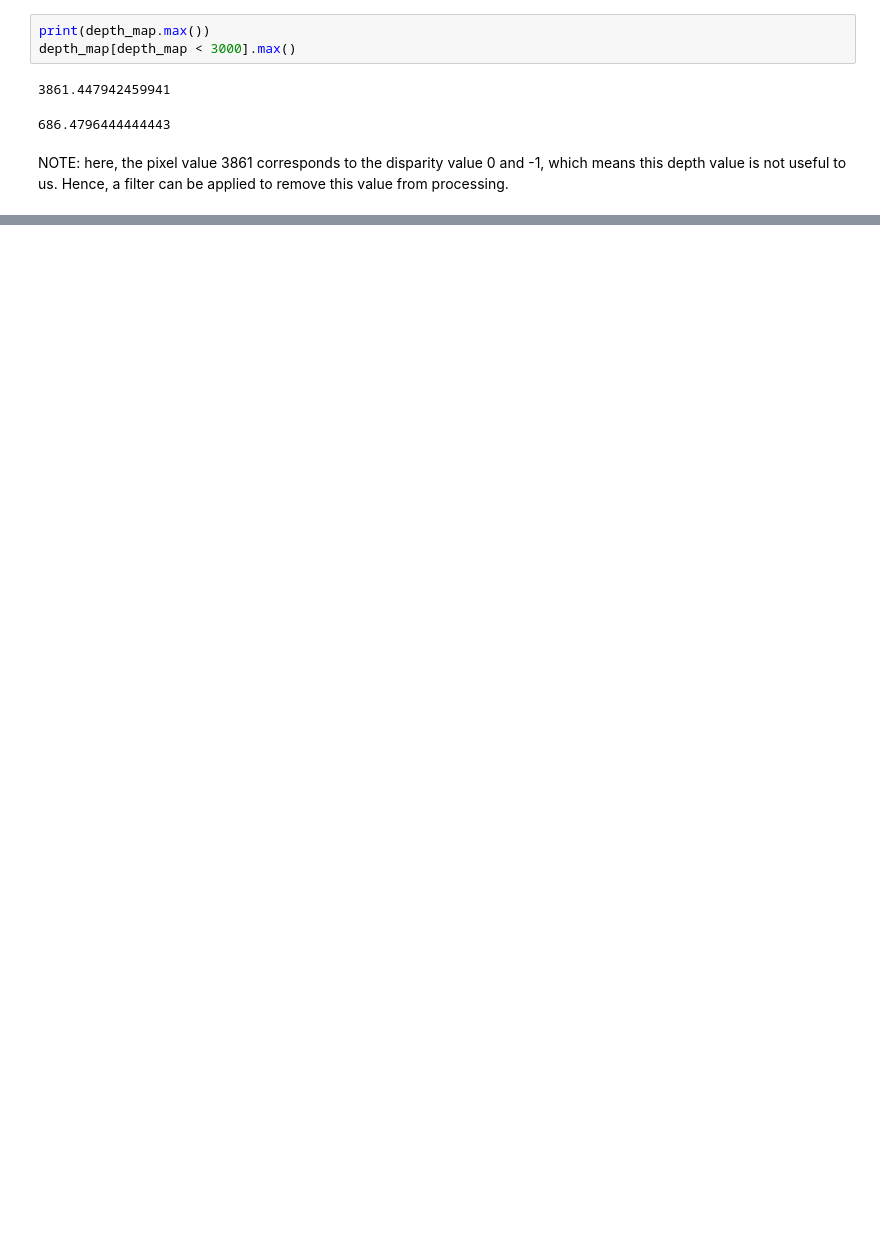
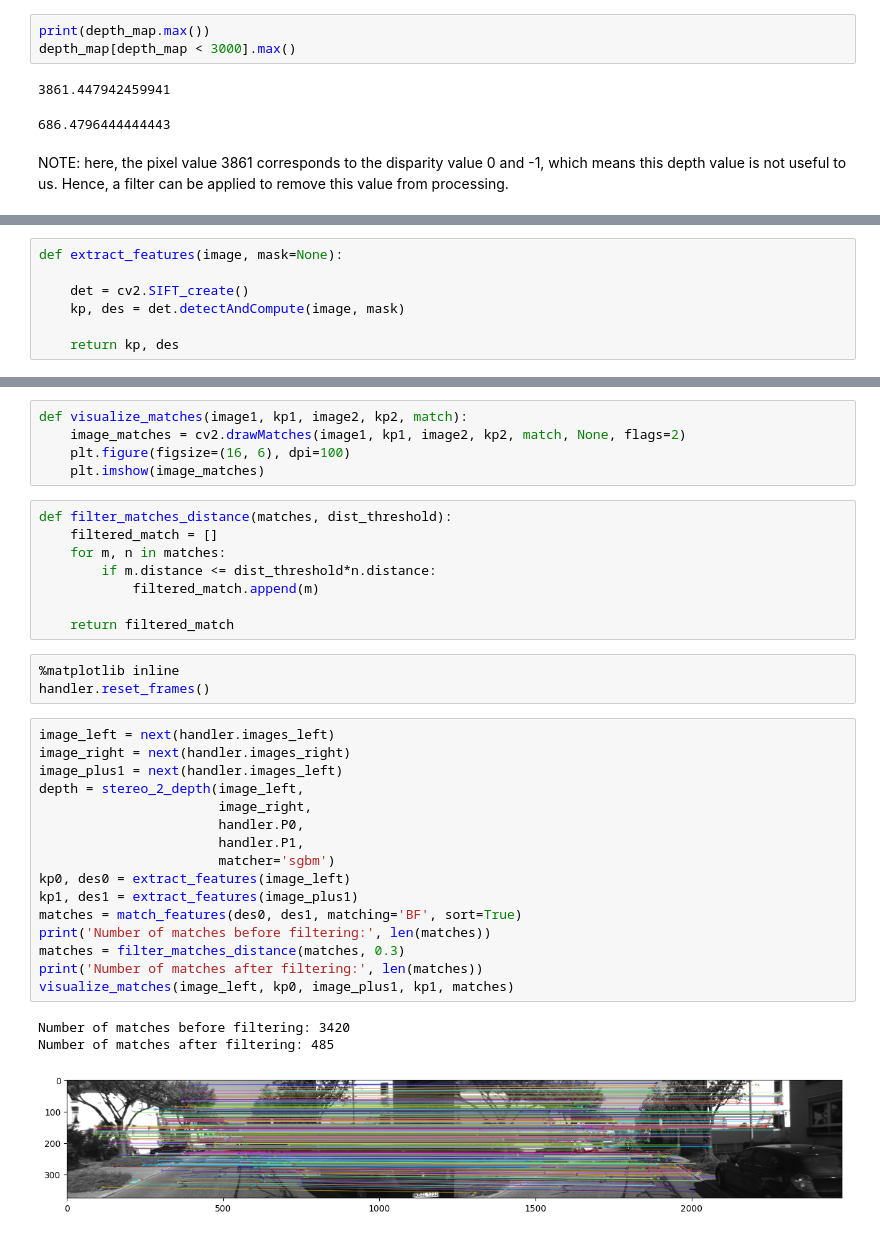
Before and after one commit to ananyaverma2/visual_odometry, a Jupyter notebook: Visual Odometry.ipynb, the cells around one changed output, grey strips where cells are left out. Cells and saved outputs as stored; diff of their text form; blank space fills up the shorter version.

Commit message:
added the code to extract keypoints from SIFT and match them

```diff
--- a/Visual Odometry.ipynb
+++ b/Visual Odometry.ipynb
@@ -608,0 +630,7 @@ We will take the features in one frame at  get their 3D coordinates and then mat
+# %%
+def extract_features(image, mask=None):
+
+    det = cv2.SIFT_create()
+    kp, des = det.detectAndCompute(image, mask)
+
+    return kp, des
@@ -608,0 +656,36 @@ We will take the features in one frame at  get their 3D coordinates and then mat
+# %%
+def visualize_matches(image1, kp1, image2, kp2, match):
+    image_matches = cv2.drawMatches(image1, kp1, image2, kp2, match, None, flags=2)
+    plt.figure(figsize=(16, 6), dpi=100)
+    plt.imshow(image_matches)
+# %%
+def filter_matches_distance(matches, dist_threshold):
+    filtered_match = []
+    for m, n in matches:
+        if m.distance <= dist_threshold*n.distance:
+            filtered_match.append(m)
+
+    return filtered_match
+# %%
+%matplotlib inline
+handler.reset_frames()
+# %%
+image_left = next(handler.images_left)
+image_right = next(handler.images_right)
+image_plus1 = next(handler.images_left)
+depth = stereo_2_depth(image_left,
+                       image_right,
+                       handler.P0,
+                       handler.P1,
+                       matcher='sgbm')
+kp0, des0 = extract_features(image_left)
+kp1, des1 = extract_features(image_plus1)
+matches = match_features(des0, des1, matching='BF', sort=True)
+print('Number of matches before filtering:', len(matches))
+matches = filter_matches_distance(matches, 0.3)
+print('Number of matches after filtering:', len(matches))
+visualize_matches(image_left, kp0, image_plus1, kp1, matches)
+# %% [output]
+Number of matches before filtering: 3420
+Number of matches after filtering: 485
+[figure, added]
```
Also changed, not shown: parts of 41 cells of this notebook.
